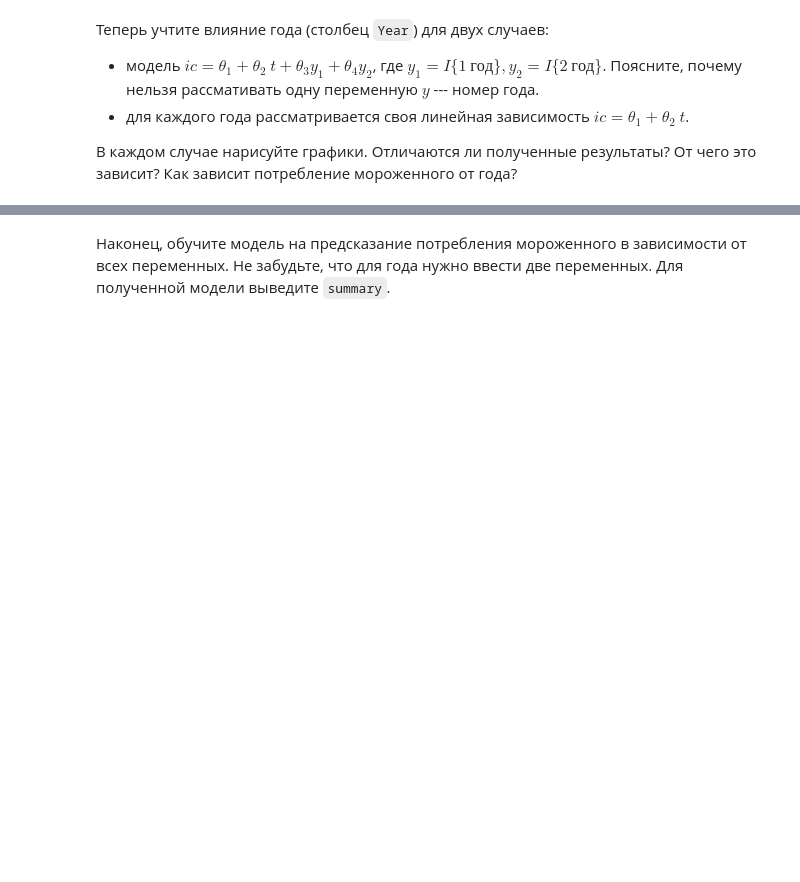
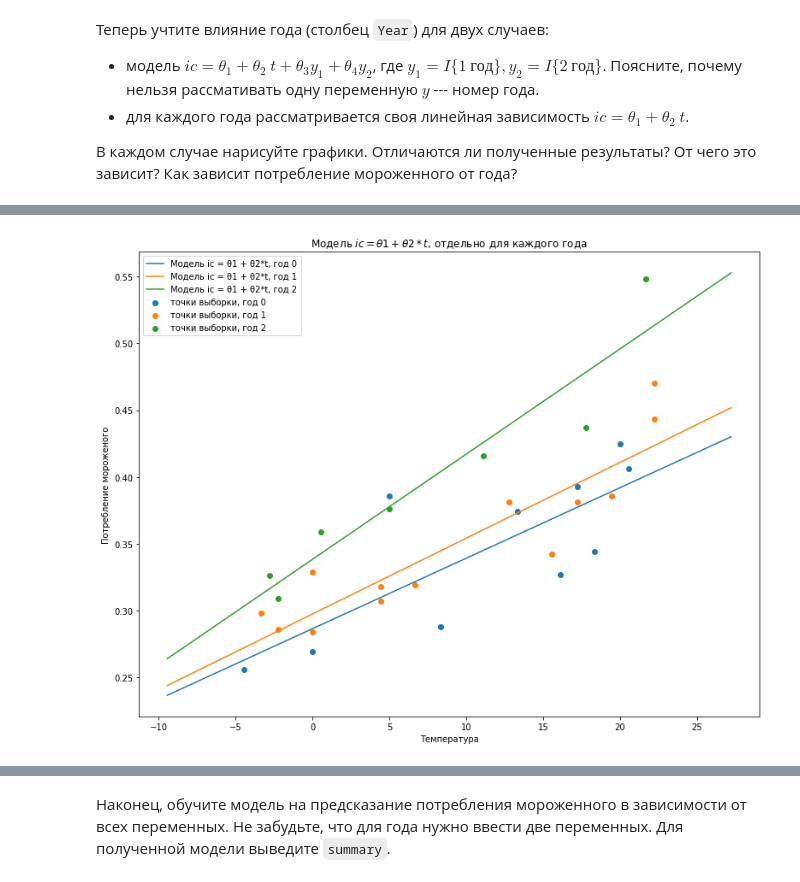
Before and after one commit to heorhii-bolotov/MIPT-Statistics, a Jupyter notebook: 5/5.30.ipynb, the cells around one changed output, grey strips where cells are left out. Cells and saved outputs as stored; diff of their text form; code cells hidden in the pictures; blank space fills up the shorter version.

```diff
--- a/5/5.30.ipynb
+++ b/5/5.30.ipynb
@@ -81,0 +155,21 @@ class LinearRegression:
+# %%
+# модель ic = θ1 + θ2*t, отдельно для каждого года
+plt.figure(figsize=(13, 10))
+plt.ylabel('Потребление мороженого')
+plt.xlabel('Температура')
+for year in range(3):
+    indixes = years == year
+    temperature_year = temperature[indixes]
+    ic_year = ic[indixes]
+
+    regressor = np.column_stack((np.ones_like(temperature_year), temperature_year))
+    linear_regression = LinearRegression().fit(regressor, ic_year)
+    temperature_grid = np.linspace(temperature.min() - 5, temperature.max() + 5)
+    temperature_grid_predict = linear_regression.predict(np.column_stack((np.ones_like(temperature_grid), temperature_grid)))
+    plt.plot(temperature_grid, temperature_grid_predict, label='Модель ic = θ1 + θ2*t, год {}'.format(year))
+    plt.scatter(temperature_year, ic_year, label='точки выборки, год {}'.format(year))
+plt.title(r'Модель $ic = θ1 + θ2*t$, отдельно для каждого года')
+plt.legend()
+plt.show()
+# %% [output]
+[figure, added]
```
Also changed, not shown: parts of 25 cells of this notebook, 1 other file.
